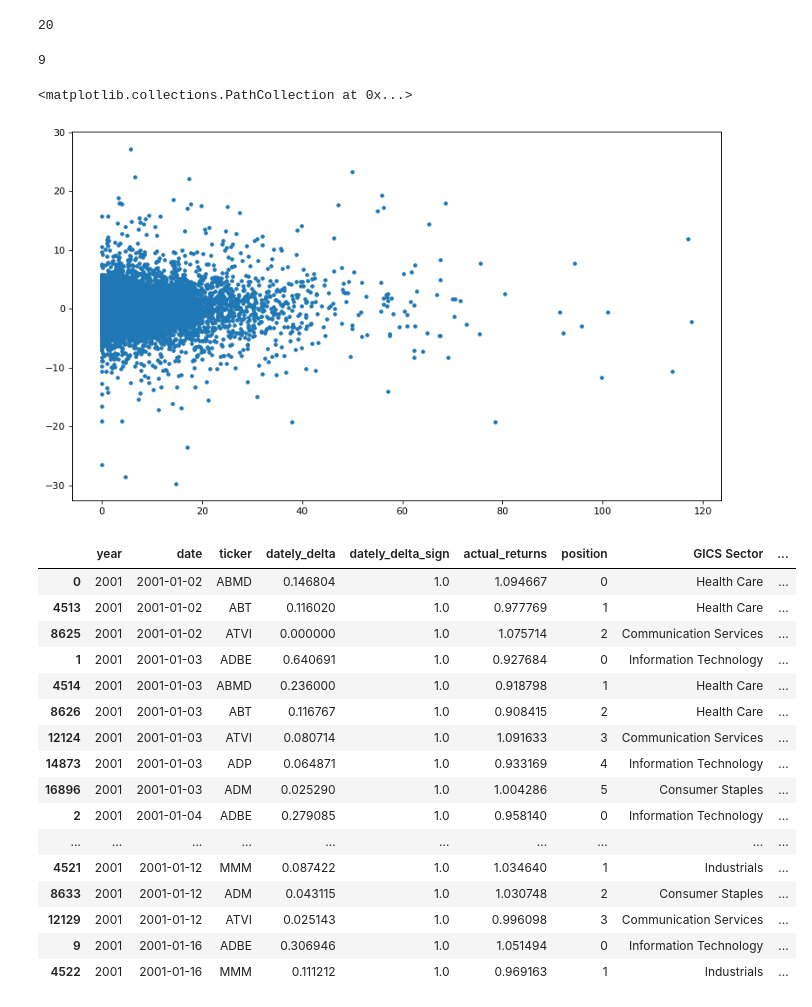
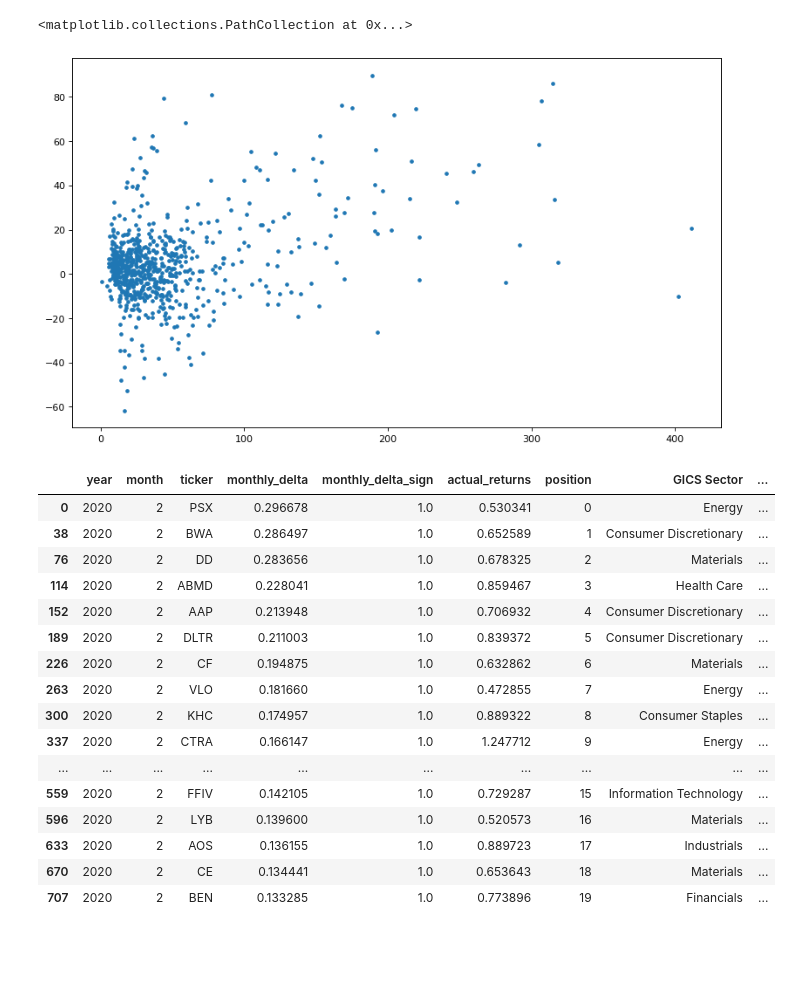
Before and after one commit to webclinic017/longshot-, a Jupyter notebook: performance_analysis.ipynb, the cells around one changed output. Saved outputs shown, nothing was run; the diff lists cells and outputs as text; code cells hidden in the pictures; blank space fills up the shorter version.

```diff
--- a/performance_analysis.ipynb
+++ b/performance_analysis.ipynb
@@ -40,11 +40,11 @@ pricer_classes.append(Pricer.WEEKLY_STOCK_ROLLING)
 pricer_classes.append(Pricer.WEEKLY_STOCK_WINDOW)
 pricer_classes.append(Pricer.DAILY_STOCK_ROLLING)
 pricer_classes.append(Pricer.DAILY_STOCK_WINDOW)
-pricer_classes.append(Pricer.DAILY_STOCK_MEANREVERSION)
-pricer_classes.append(Pricer.DAILY_STOCK_DEVROLLING)
-pricer_classes.append(Pricer.DAILY_STOCK_BREAKOUT)
 pricer_classes.append(Pricer.MONTHLY_STOCK_ROLLING)
 pricer_classes.append(Pricer.MONTHLY_STOCK_WINDOW)
+# pricer_classes.append(Pricer.DAILY_STOCK_MEANREVERSION)
+# pricer_classes.append(Pricer.DAILY_STOCK_DEVROLLING)
+# pricer_classes.append(Pricer.DAILY_STOCK_BREAKOUT)
 # %%
 market.connect()
 sp500 = market.retrieve("sp500")
@@ -68,7 +68,7 @@ for pricer_class in tqdm(pricer_classes):
     trade_algo.initialize_classes()
     trade_algos.append(trade_algo)
     trade_algo.db.connect()
-    trade_algo.pull_optimal_parameter()
+    trade_algo.load_optimal_parameter()
     parameter = trade_algo.parameter
     try:
         trade = trade_algo.pull_performance()
@@ -77,15 +77,13 @@ for pricer_class in tqdm(pricer_classes):
             pricer_timeframe =  trade_algo.pricer_class.time_horizon_class.naming_convention
             trade = trade[trade["position"] <= positions]
             ledger = trade.sort_values(["year",pricer_timeframe]).copy()
-            ledger= ledger[(ledger["year"]>=start.year) & (ledger["year"]<end.year)]
             anas = trade_algo.analysis
             if ledger.index.size > 0:
                 cumulative = anas.trade_analysis(ledger,positions,tyields,bench_returns)
-                for key in parameter.keys():
-                    cumulative[key] = parameter[key]
                 cumulative["trade_algo"] = trade_algo.name
                 for key in parameter.keys():
-                    cumulative[key] = parameter[key]
+                    if key not in ["pv","beta","rrr","sharpe"]:
+                        cumulative[key] = parameter[key]
                 analysis.append(cumulative[list(parameter.keys()) + ["trade_algo","pv","beta","rrr","sharpe"]].iloc[-1])
     except Exception as e:
         print(str(e))
@@ -158,7 +115,7 @@ for row in top_by_strategy.iterrows():
 top = a.sort_values("pv",ascending=False).iloc[0]
 db = ADatabase(top["trade_algo"])
 db.connect()
-analysis = db.query("trades",{"iteration":int(top["iteration"])})
+analysis = db.retrieve("performance")
 db.disconnect()
 # %%
 trade_algo_name = top["trade_algo"]
@@ -166,40 +123,31 @@ trade_algo_class = [x for x in trade_algos if x.name == trade_algo_name][0]
 anas = trade_algo_class.analysis
 naming = trade_algo_class.pricer_class.time_horizon_class.naming_convention
 ledger = analysis[["year",naming,"ticker",f"{naming}ly_delta",f"{naming}ly_delta_sign","actual_returns","position"]]
-ledger = ledger[(ledger["year"]>=start.year) & (ledger["year"]<end.year)]
 ledger = ledger.merge(sp500[["ticker","GICS Sector","Security"]],on="ticker",how="left")
-# %%
-positions
-# %% [output]
-20
-# %%
-ledger["position"].max()
-# %% [output]
-9
 # %%
 plt.figure(figsize=(12, 7), dpi=80)
 plt.scatter(ledger[f"{naming}ly_delta"] * 100, (ledger["actual_returns"]-1)*100,s=10)
 # %% [output]
 <matplotlib.collections.PathCollection at 0x...>
-[figure, old version]
+[figure, new version]
 # %%
-ledger.sort_values(["year",naming,"position"],ascending=True).head(40)
+ledger.sort_values(["year",naming,"position"],ascending=True).head(20)
 # %% [output]
-|  | year | date | ticker | dately_delta | dately_delta_sign | actual_returns | position | GICS Sector | ... |
-| 0 | 2001 | 2001-01-02 | ABMD | 0.146804 | 1.0 | 1.094667 | 0 | Health Care | ... |
-| 4513 | 2001 | 2001-01-02 | ABT | 0.116020 | 1.0 | 0.977769 | 1 | Health Care | ... |
-| 8625 | 2001 | 2001-01-02 | ATVI | 0.000000 | 1.0 | 1.075714 | 2 | Communication Services | ... |
-| 1 | 2001 | 2001-01-03 | ADBE | 0.640691 | 1.0 | 0.927684 | 0 | Information Technology | ... |
-| 4514 | 2001 | 2001-01-03 | ABMD | 0.236000 | 1.0 | 0.918798 | 1 | Health Care | ... |
-| 8626 | 2001 | 2001-01-03 | ABT | 0.116767 | 1.0 | 0.908415 | 2 | Health Care | ... |
-| 12124 | 2001 | 2001-01-03 | ATVI | 0.080714 | 1.0 | 1.091633 | 3 | Communication Services | ... |
-| 14873 | 2001 | 2001-01-03 | ADP | 0.064871 | 1.0 | 0.933169 | 4 | Information Technology | ... |
-| 16896 | 2001 | 2001-01-03 | ADM | 0.025290 | 1.0 | 1.004286 | 5 | Consumer Staples | ... |
-| 2 | 2001 | 2001-01-04 | ADBE | 0.279085 | 1.0 | 0.958140 | 0 | Information Technology | ... |
+|  | year | month | ticker | monthly_delta | monthly_delta_sign | actual_returns | position | GICS Sector | ... |
+| 0 | 2020 | 2 | PSX | 0.296678 | 1.0 | 0.530341 | 0 | Energy | ... |
+| 38 | 2020 | 2 | BWA | 0.286497 | 1.0 | 0.652589 | 1 | Consumer Discretionary | ... |
+| 76 | 2020 | 2 | DD | 0.283656 | 1.0 | 0.678325 | 2 | Materials | ... |
+| 114 | 2020 | 2 | ABMD | 0.228041 | 1.0 | 0.859467 | 3 | Health Care | ... |
+| 152 | 2020 | 2 | AAP | 0.213948 | 1.0 | 0.706932 | 4 | Consumer Discretionary | ... |
+| 189 | 2020 | 2 | DLTR | 0.211003 | 1.0 | 0.839372 | 5 | Consumer Discretionary | ... |
+| 226 | 2020 | 2 | CF | 0.194875 | 1.0 | 0.632862 | 6 | Materials | ... |
+| 263 | 2020 | 2 | VLO | 0.181660 | 1.0 | 0.472855 | 7 | Energy | ... |
+| 300 | 2020 | 2 | KHC | 0.174957 | 1.0 | 0.889322 | 8 | Consumer Staples | ... |
+| 337 | 2020 | 2 | CTRA | 0.166147 | 1.0 | 1.247712 | 9 | Energy | ... |
 | ... | ... | ... | ... | ... | ... | ... | ... | ... | ... |
-| 4521 | 2001 | 2001-01-12 | MMM | 0.087422 | 1.0 | 1.034640 | 1 | Industrials | ... |
-| 8633 | 2001 | 2001-01-12 | ADM | 0.043115 | 1.0 | 1.030748 | 2 | Consumer Staples | ... |
-| 12129 | 2001 | 2001-01-12 | ATVI | 0.025143 | 1.0 | 0.996098 | 3 | Communication Services | ... |
-| 9 | 2001 | 2001-01-16 | ADBE | 0.306946 | 1.0 | 1.051494 | 0 | Information Technology | ... |
-| 4522 | 2001 | 2001-01-16 | MMM | 0.111212 | 1.0 | 0.969163 | 1 | Industrials | ... |
+| 559 | 2020 | 2 | FFIV | 0.142105 | 1.0 | 0.729287 | 15 | Information Technology | ... |
+| 596 | 2020 | 2 | LYB | 0.139600 | 1.0 | 0.520573 | 16 | Materials | ... |
+| 633 | 2020 | 2 | AOS | 0.136155 | 1.0 | 0.889723 | 17 | Industrials | ... |
+| 670 | 2020 | 2 | CE | 0.134441 | 1.0 | 0.653643 | 18 | Materials | ... |
+| 707 | 2020 | 2 | BEN | 0.133285 | 1.0 | 0.773896 | 19 | Financials | ... |
 # %%
```
Also changed, not shown: parts of 18 cells of this notebook, 11 other files.
